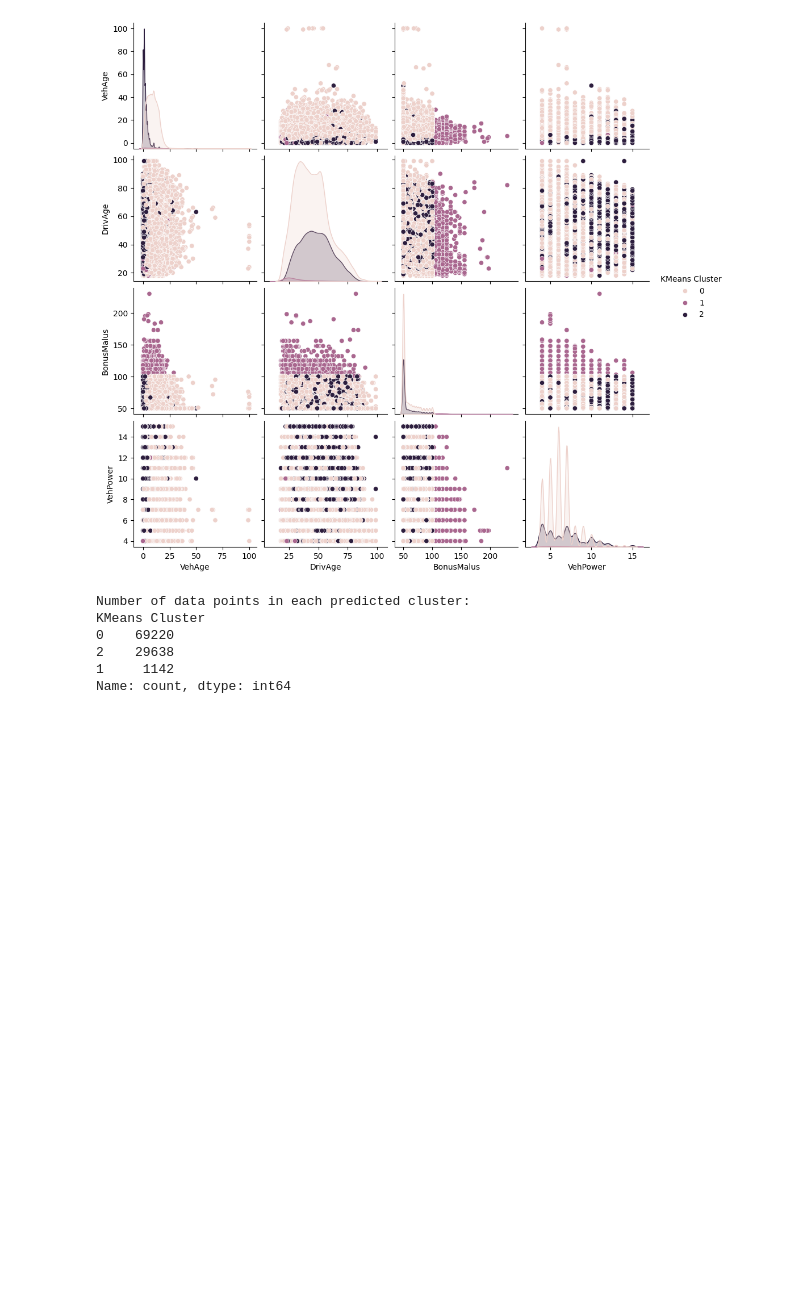
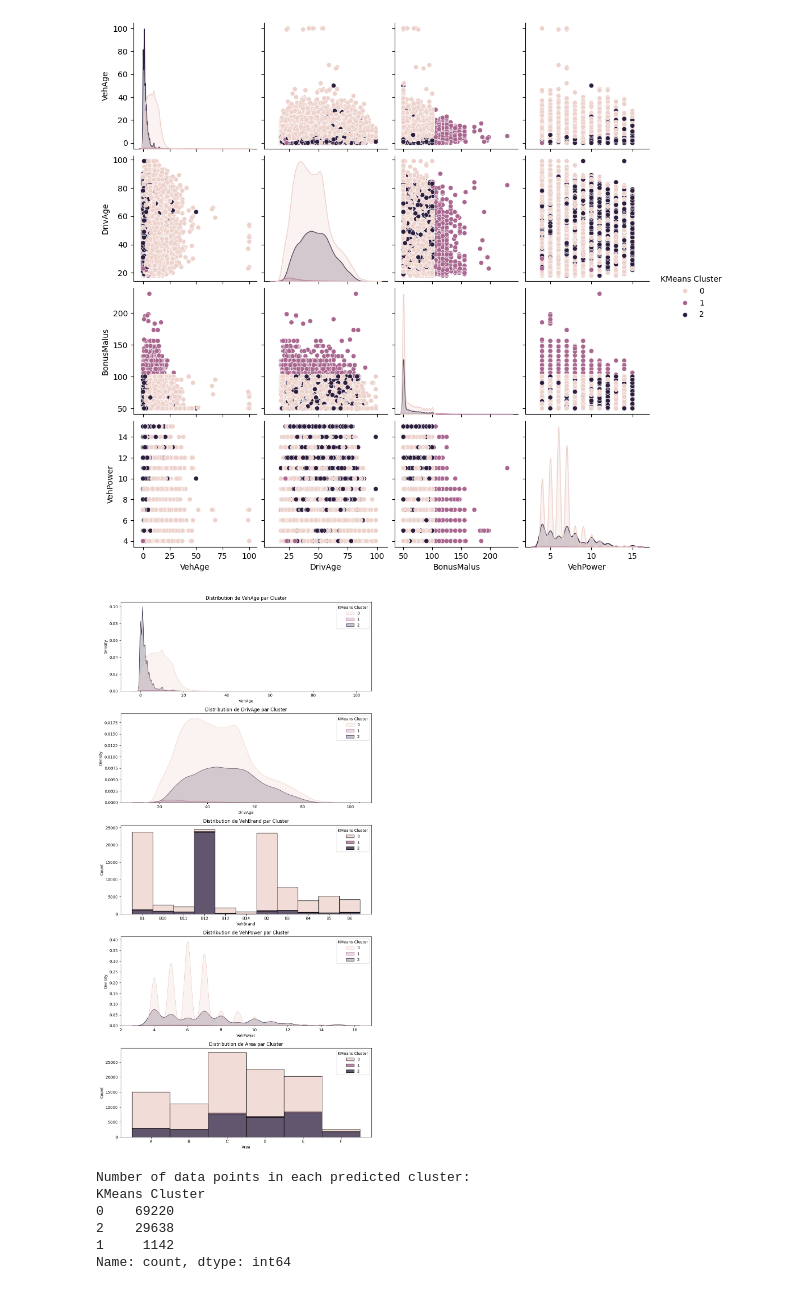
Before and after one commit to ThomasDeConinck/Assurance-Code-Python, a Jupyter notebook: 2nd Clustering method with DBSCAN, PCA and K-means.ipynb, the cells around one changed output. Cells and saved outputs as stored; diff of their text form; code cells hidden in the pictures; blank space fills up the shorter version.

```diff
--- a/2nd Clustering method with DBSCAN, PCA and K-means.ipynb
+++ b/2nd Clustering method with DBSCAN, PCA and K-means.ipynb
@@ -223,6 +223,27 @@ plt.show()
 # %% [output]
 Score de silhouette pour les clusters K-Means : 0.26977786419851235
 [figure]
+# %%
+# Define the variables to plot
+variables = ['VehAge', 'DrivAge', 'VehBrand', 'VehPower', 'Area']
+fig, axes = plt.subplots(len(variables), 1, figsize=(10, 20))
+
+# Plot the distribution of variables by predicted risk cluster
+# We use sns.histplot for categorical variables and sns.kdeplot for numerical variables.
+# This allows us to visualize how different variables are distributed across the predicted risk clusters.
+for i, var in enumerate(variables):
+    assert var in claims_data.columns, f"La colonne {var} est manquante dans claims_data"
+    if claims_data[var].dtype.name == 'category' or claims_data[var].dtype.name == 'object':
+        sns.histplot(data=claims_data, x=var, hue='KMeans Cluster', multiple="stack", ax=axes[i])
+    else:
+        sns.kdeplot(data=claims_data, x=var, hue='KMeans Cluster', fill=True, ax=axes[i])
+    axes[i].set_title(f'Distribution de {var} par Cluster')
+
+# Adjust the layout of the subplots to avoid overlap
+plt.tight_layout()
+plt.show()
+# %% [output]
+[figure, added]
 # %%
 # Count the number of data points in each cluster predicted by the K-Modes model
 predicted_cluster_counts = claims_data['KMeans Cluster'].value_counts()
```
Also changed, not shown: parts of 23 cells of this notebook.
